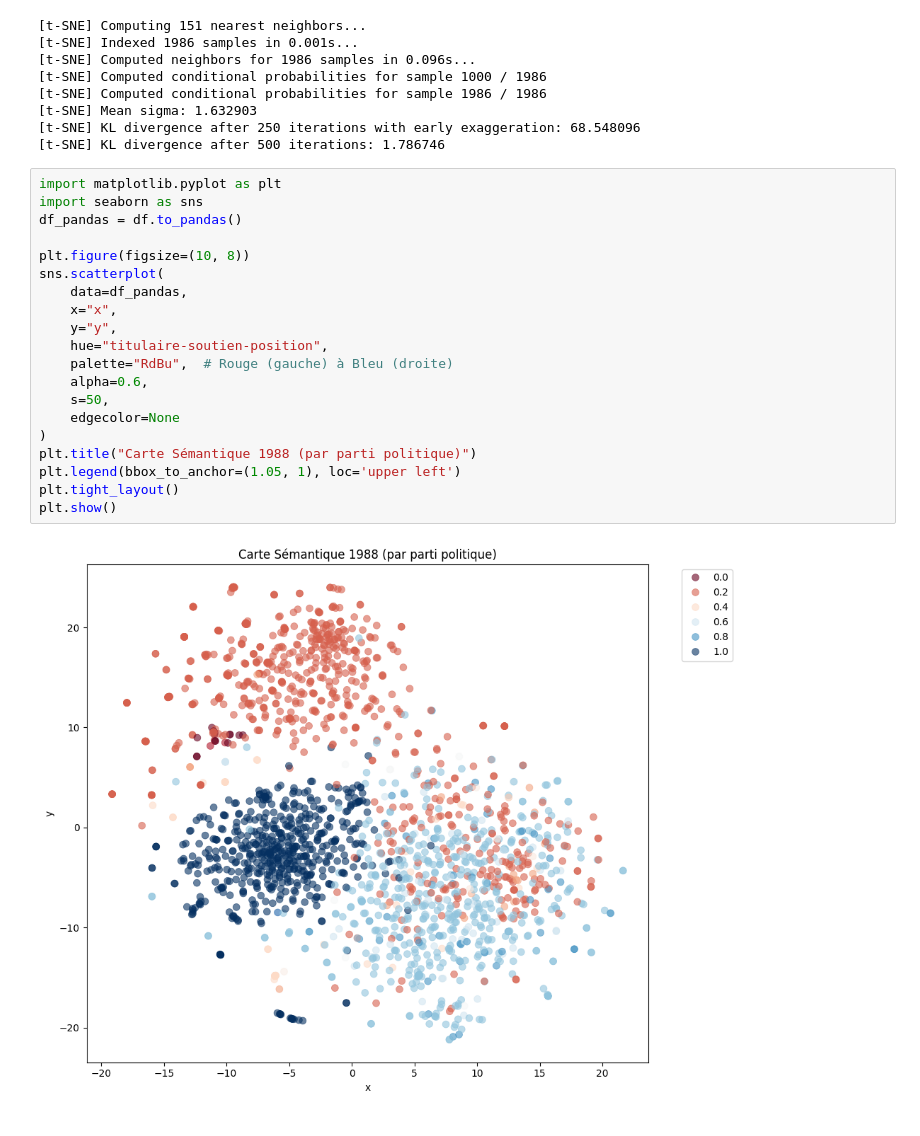
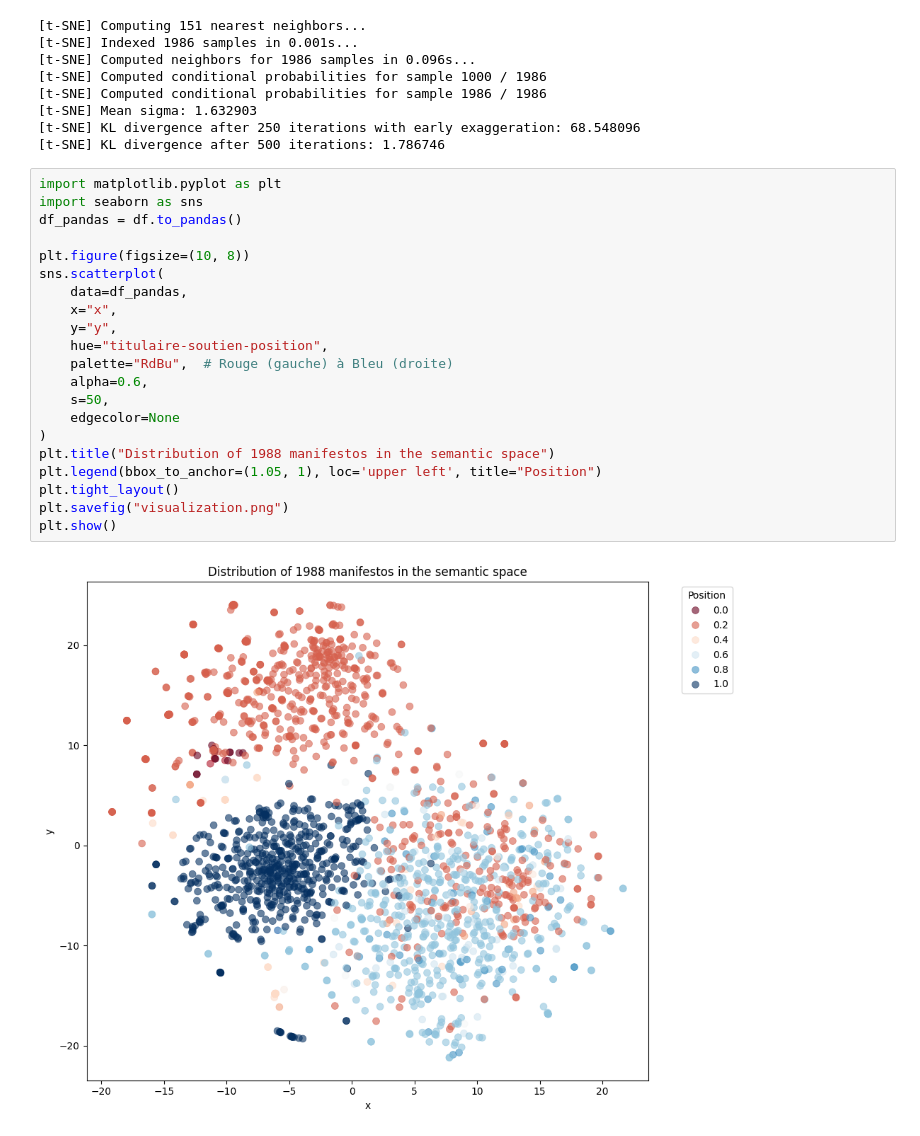
Before and after one commit to slithiaote/2026_NLP_project, a Jupyter notebook: Visualization.ipynb, the cells around one changed output. Drawn from its saved outputs; the diff is of its cells as text.

```diff
--- a/Visualization.ipynb
+++ b/Visualization.ipynb
@@ -171,22 +171,23 @@ df = df.with_columns([
 # %%
 import matplotlib.pyplot as plt
 import seaborn as sns
 df_pandas = df.to_pandas()
 
 plt.figure(figsize=(10, 8))
 sns.scatterplot(
     data=df_pandas,
     x="x",
     y="y",
     hue="titulaire-soutien-position",
     palette="RdBu",  # Rouge (gauche) à Bleu (droite)
     alpha=0.6,
     s=50,
     edgecolor=None
 )
-plt.title("Carte Sémantique 1988 (par parti politique)")
-plt.legend(bbox_to_anchor=(1.05, 1), loc='upper left')
+plt.title("Distribution of 1988 manifestos in the semantic space")
+plt.legend(bbox_to_anchor=(1.05, 1), loc='upper left', title="Position")
 plt.tight_layout()
+plt.savefig("visualization.png")
 plt.show()
 # %% [output]
-[figure, old version]
+[figure, new version]
```
Also changed, not shown: parts of 1 cell of this notebook, 2 other files.
